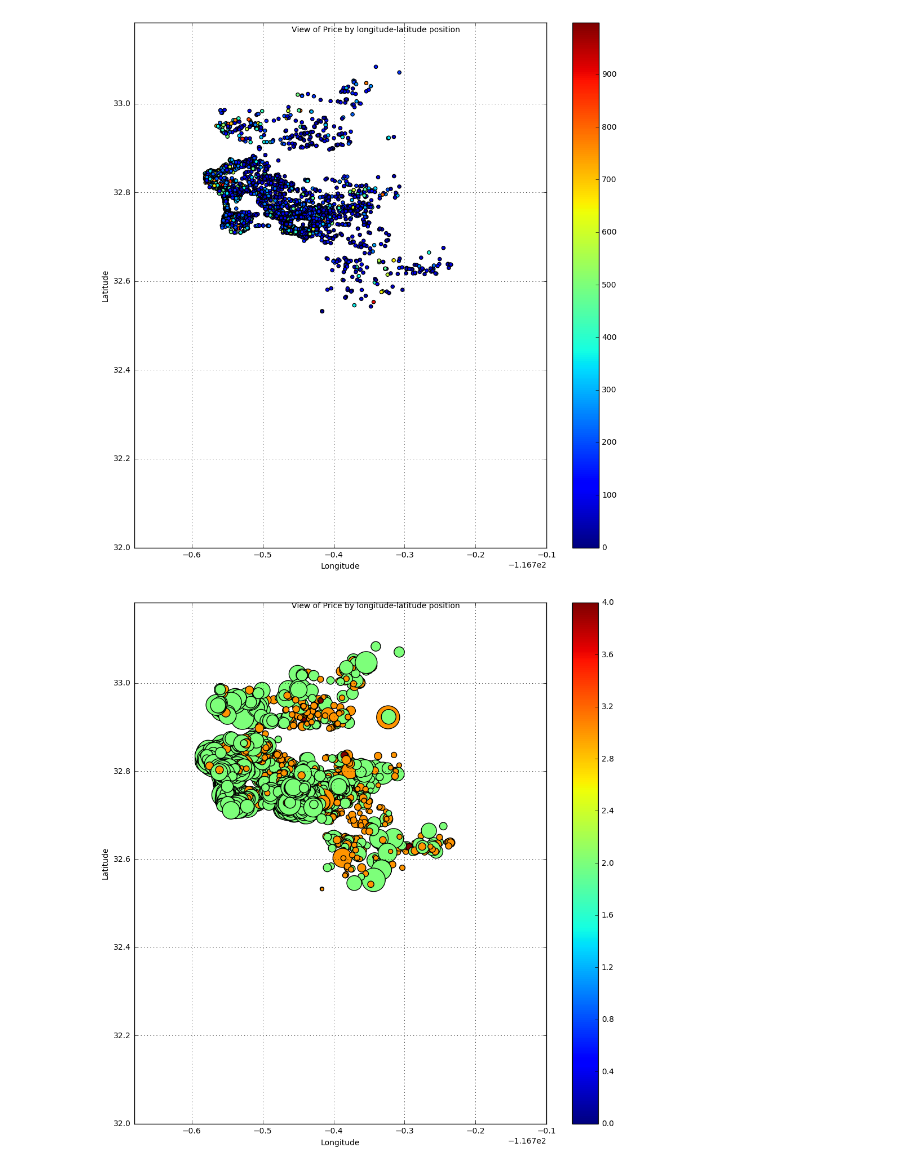
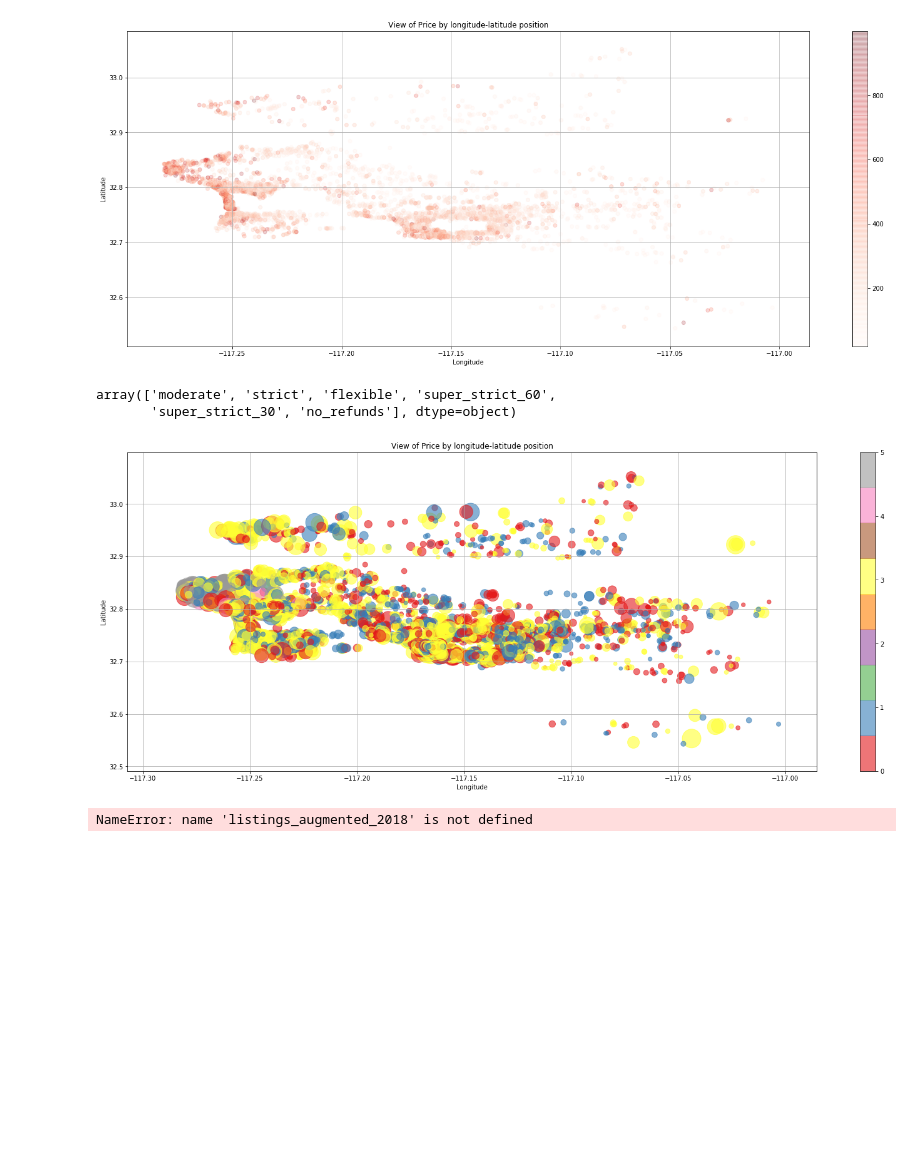
Before and after one commit to mas-dse-saachary/UCSD-MAS-Capstone-Project, a Jupyter notebook: dev/listings_clustering.ipynb, the cells around one changed output. Drawn from its saved outputs; the diff is of its cells as text; code cells hidden in the pictures; blank space fills up the shorter version.

```diff
--- a/dev/listings_clustering.ipynb
+++ b/dev/listings_clustering.ipynb
@@ -9,6 +11,9 @@ from sklearn.cluster import KMeans
 # %%
 listings = pd.read_csv('Datasources/listings_augmented/listings_augmented_2018-05-23_V5.csv', low_memory = False)
-listings = listings.drop(listings_augmented_2018.index[4216:4219])
+#ALWAYS REMOVE THESE ROWS WHENEVER IMPORTING LISTINGS -- NB: THESE ROWS MIGHT VARY BASED ON NEW DATAPREP RUN
+listings = listings.drop(listings.index[4216:4219])
+# %%
+listings.index = [i for i in range(len(listings))]
 # %%
 listings = listings.drop('distance_from_ocean', axis = 1)
 # %%
@@ -28,4 +33,6 @@ listings_augmented_numeric = listings.select_dtypes(include=['float64', 'int64']
 listings_augmented_numeric = listings_augmented_numeric.fillna(listings_augmented_numeric)
 # %%
 listings_augmented_numeric = listings_augmented_numeric.fillna(listings_augmented_numeric.mean())
+# %%
+listings_augmented_numeric = listings_augmented_numeric.dropna(1)
 # %%
@@ -84,14 +72,13 @@ plt.show()
 # %%
-fig, ax = plt.subplots(figsize = (10, 10))
-l = ax.scatter(listings_augmented_numeric['longitude'], listings_augmented_numeric['latitude'], c = listings_augmented_numeric['price_y'])
+fig, ax = plt.subplots(figsize = (20, 8))
+l = ax.scatter(listings_augmented_numeric['longitude'], listings_augmented_numeric['latitude'],
+               c = listings_augmented_numeric['price_y'], cmap = 'Reds', alpha=0.2)
 fig.colorbar(l)
-ax.set_xlim((listings_augmented_numeric['longitude'].min() - .1, -116.8))
-ax.set_ylim((32, listings_augmented_numeric['latitude'].max() + .1))
 ax.set_xlabel('Longitude')
 ax.set_ylabel('Latitude')
-fig.suptitle('View of Price by longitude-latitude position')
+ax.set_title('View of Price by longitude-latitude position')
 fig.tight_layout(pad = 1)
 ax.grid(True)
 plt.show()
 # %% [output]
-[figure, old version]
+[figure, new version]
@@ -104,14 +85,42 @@ bed_type_enc = label_enc.fit_transform(listings_augmented_2018['room_type'])
+# %%
+listings['cancellation_policy'].unique()
+# %% [output]
+array(['moderate', 'strict', 'flexible', 'super_strict_60',
+       'super_strict_30', 'no_refunds'], dtype=object)
+# %%
+#IF YOU WANT TO USE CATEGORICAL FEATURES, THOSE HAVE ALREADY BEEN ENCODED/BINARIZED FOR YOU
+#JUST APPEND _enc AT THE END OF THE COL NAME, OR _bin IF IT'S A BINARY FEATURE
+fig, ax = plt.subplots(figsize = (20, 8))
+l = ax.scatter(listings_augmented_numeric['longitude'], listings_augmented_numeric['latitude'],
+               s = listings_augmented_numeric['price_y'], c = listings_augmented_numeric['cancellation_policy_enc'],
+              cmap= 'Set1', alpha=0.6)
+fig.colorbar(l)
+ax.set_xlabel('Longitude')
+ax.set_ylabel('Latitude')
+ax.set_title('View of Price by longitude-latitude position')
+fig.tight_layout(pad = 1)
+ax.grid(True)
+plt.show()
+# %% [output]
+[figure, added]
+# %%
+# A mapping of the encoding
+K = []
+for w in zip(listings['cancellation_policy'], listings_augmented_2018.cancellation_policy_enc):
+    if w not in K:
+        K.append(w)
+K
+# %% [output]
+NameError: name 'listings_augmented_2018' is not defined
 # %%
-fig, ax = plt.subplots(figsize = (10, 10))
-l = ax.scatter(listings_augmented_numeric['longitude'], listings_augmented_numeric['latitude'], s = listings_augmented_numeric['price_y'], c = bed_type_enc)
+fig, ax = plt.subplots(figsize = (20, 8))
+l = ax.scatter(listings_augmented_numeric['longitude'], listings_augmented_numeric['latitude'],
+               s = listings_augmented_numeric['price_y'], c = listings_augmented_numeric['availability_30'],
+              alpha = 0.4)
 fig.colorbar(l)
-ax.set_xlim((listings_augmented_numeric['longitude'].min() - .1, -116.8))
-ax.set_ylim((32, listings_augmented_numeric['latitude'].max() + .1))
 ax.set_xlabel('Longitude')
 ax.set_ylabel('Latitude')
-fig.suptitle('View of Price by longitude-latitude position')
-fig.tight_layout(pad = 1)
+ax.set_title('View of Availability 30 by longitude-latitude position')
+#fig.tight_layout(pad = 1)
 ax.grid(True)
 plt.show()
-# %% [output]
-[figure, removed]
```
Also changed, not shown: parts of 43 cells of this notebook, 2 other files.
